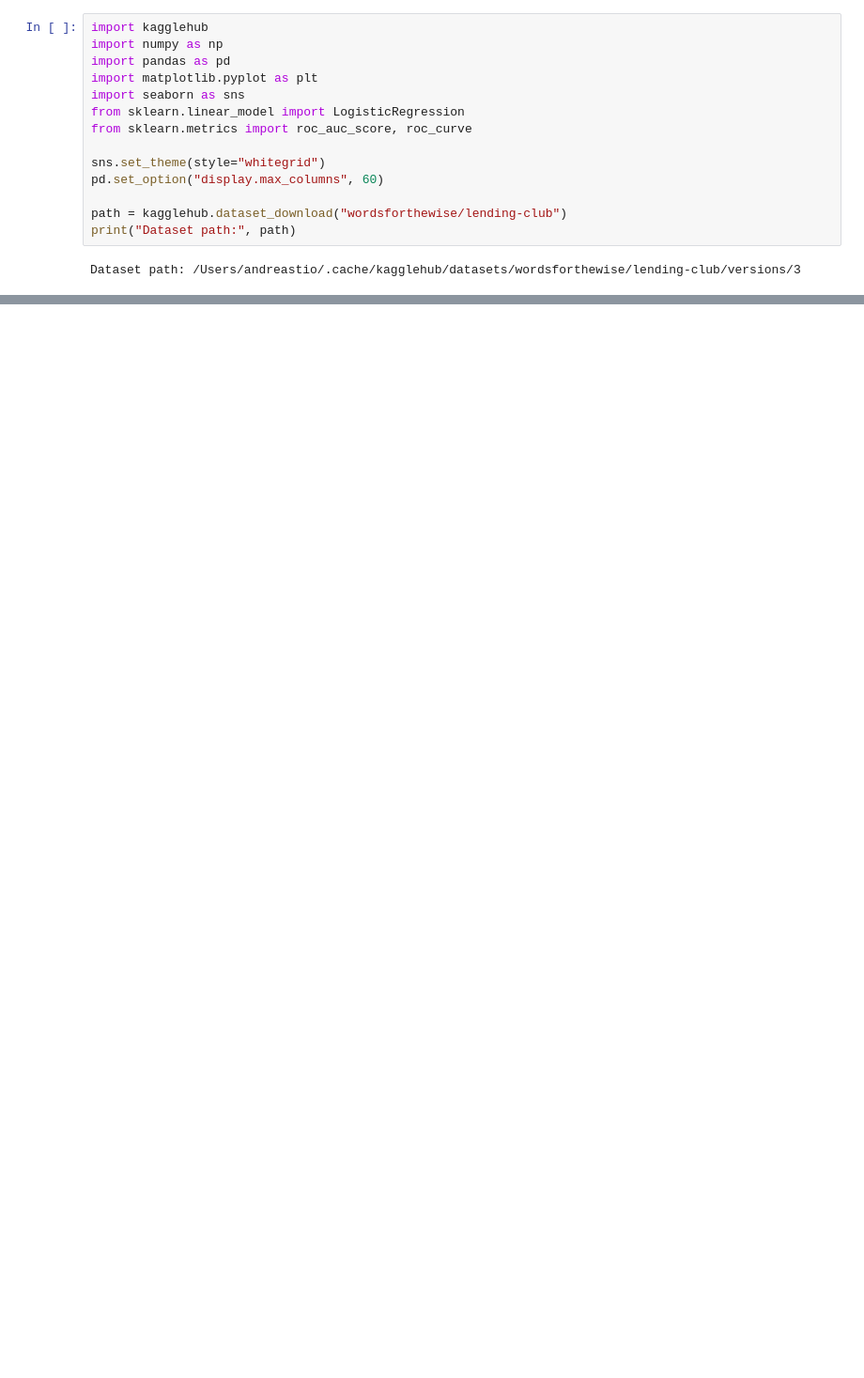
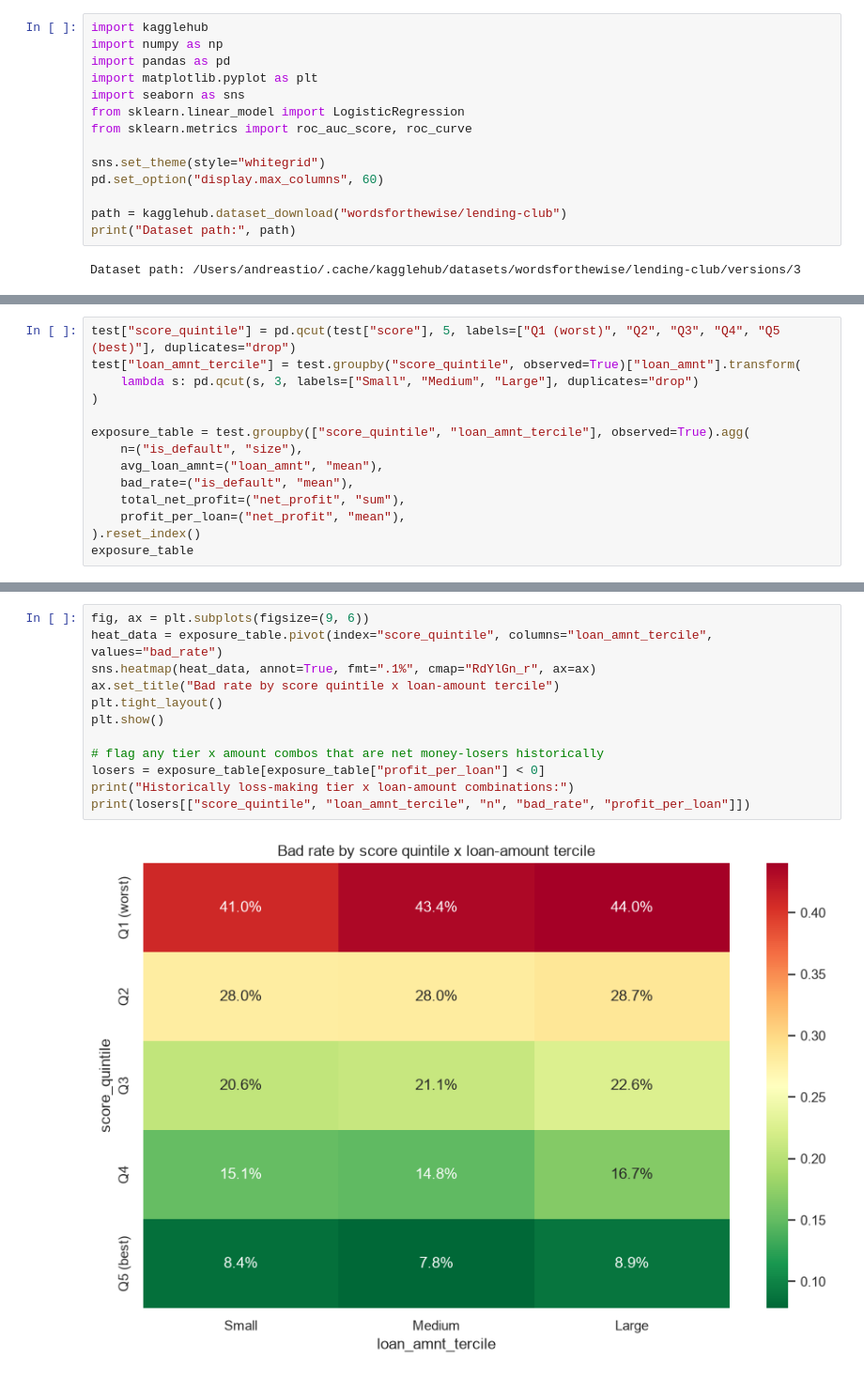
Before and after one commit to andreastio/credit-risk-strategy-lendingclub, a Jupyter notebook: notebooks/scorecard.ipynb, the cells around one changed output, grey strips where cells are left out. Shown at 94% size. Cells and saved outputs as stored; diff of their text form; blank space fills up the shorter version.

```diff
--- a/notebooks/scorecard.ipynb
+++ b/notebooks/scorecard.ipynb
@@ -638,0 +545,14 @@ This is why `fico_percentile`, not raw FICO, is the version carried forward.
+# %%
+test["score_quintile"] = pd.qcut(test["score"], 5, labels=["Q1 (worst)", "Q2", "Q3", "Q4", "Q5 (best)"], duplicates="drop")
+test["loan_amnt_tercile"] = test.groupby("score_quintile", observed=True)["loan_amnt"].transform(
+    lambda s: pd.qcut(s, 3, labels=["Small", "Medium", "Large"], duplicates="drop")
+)
+
+exposure_table = test.groupby(["score_quintile", "loan_amnt_tercile"], observed=True).agg(
+    n=("is_default", "size"),
+    avg_loan_amnt=("loan_amnt", "mean"),
+    bad_rate=("is_default", "mean"),
+    total_net_profit=("net_profit", "sum"),
+    profit_per_loan=("net_profit", "mean"),
+).reset_index()
+exposure_table
@@ -638,0 +576,14 @@ This is why `fico_percentile`, not raw FICO, is the version carried forward.
+# %%
+fig, ax = plt.subplots(figsize=(9, 6))
+heat_data = exposure_table.pivot(index="score_quintile", columns="loan_amnt_tercile", values="bad_rate")
+sns.heatmap(heat_data, annot=True, fmt=".1%", cmap="RdYlGn_r", ax=ax)
+ax.set_title("Bad rate by score quintile x loan-amount tercile")
+plt.tight_layout()
+plt.show()
+
+# flag any tier x amount combos that are net money-losers historically
+losers = exposure_table[exposure_table["profit_per_loan"] < 0]
+print("Historically loss-making tier x loan-amount combinations:")
+print(losers[["score_quintile", "loan_amnt_tercile", "n", "bad_rate", "profit_per_loan"]])
+# %% [output]
+[figure, added]
```
Also changed, not shown: parts of 64 cells of this notebook, 4 other files.
